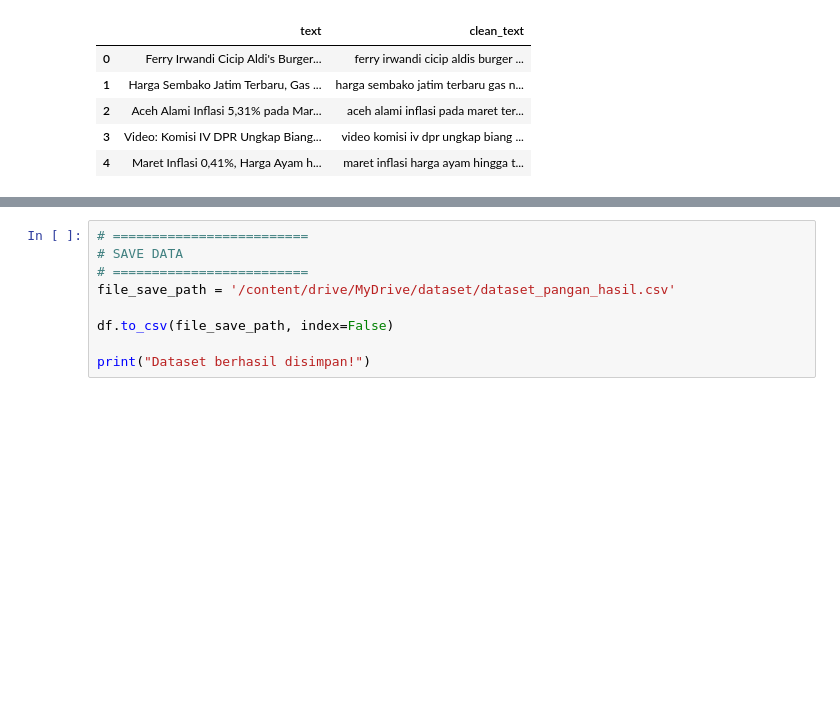
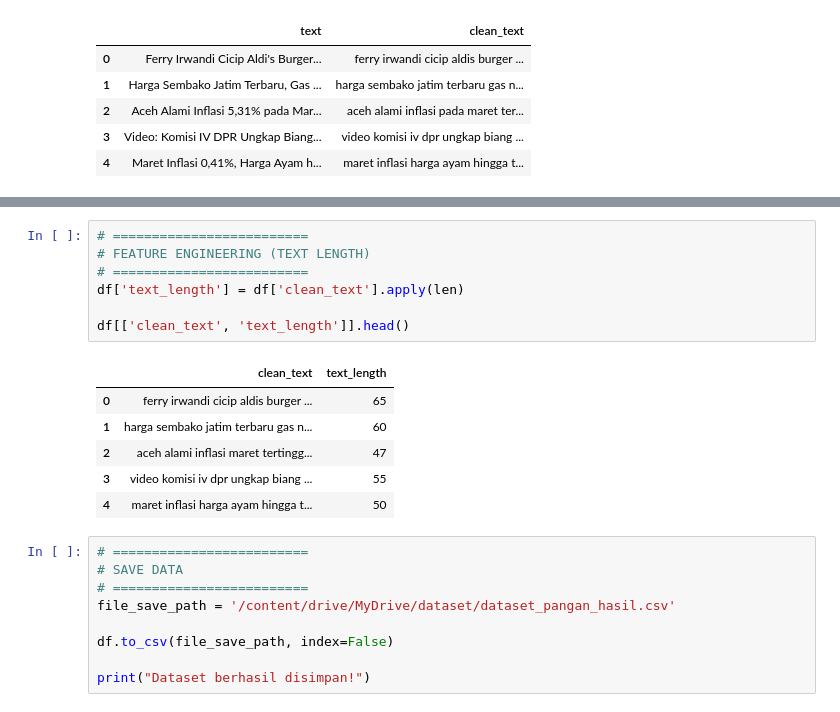
Before and after one commit to afllaabdi/tugas_NLP, a Jupyter notebook: Source_Code.ipynb, the cells around one changed output, grey strips where cells are left out. Drawn from its saved outputs; the diff is of its cells as text; blank space fills up the shorter version.

```diff
--- a/Source_Code.ipynb
+++ b/Source_Code.ipynb
@@ -150,3 +96,17 @@ df.head()
+# %%
+# =========================
+# FEATURE ENGINEERING (TEXT LENGTH)
+# =========================
+df['text_length'] = df['clean_text'].apply(len)
+
+df[['clean_text', 'text_length']].head()
+# %% [output]
+|  | clean_text | text_length |
+| 0 | ferry irwandi cicip aldis burger ... | 65 |
+| 1 | harga sembako jatim terbaru gas n... | 60 |
+| 2 | aceh alami inflasi maret tertingg... | 47 |
+| 3 | video komisi iv dpr ungkap biang ... | 55 |
+| 4 | maret inflasi harga ayam hingga t... | 50 |
 # %%
 # =========================
 # SAVE DATA
```
Also changed, not shown: parts of 11 cells of this notebook.
